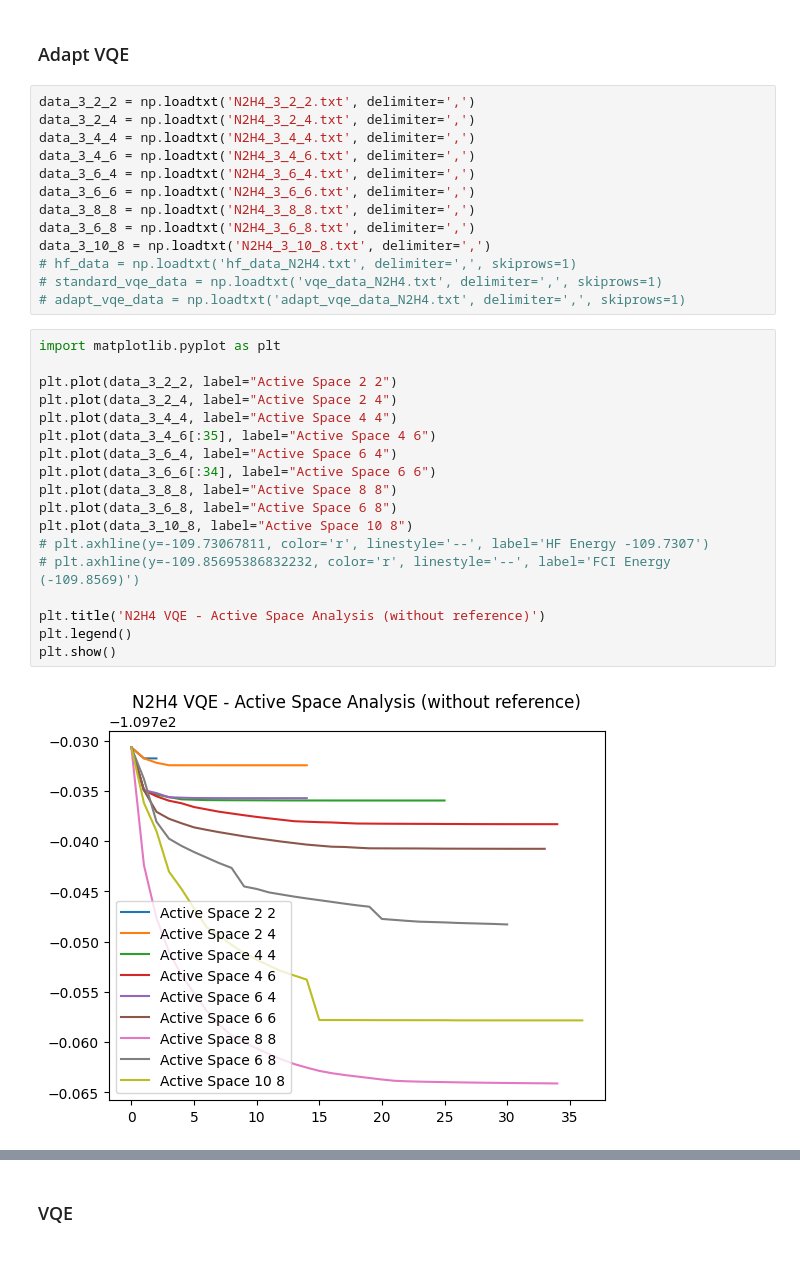
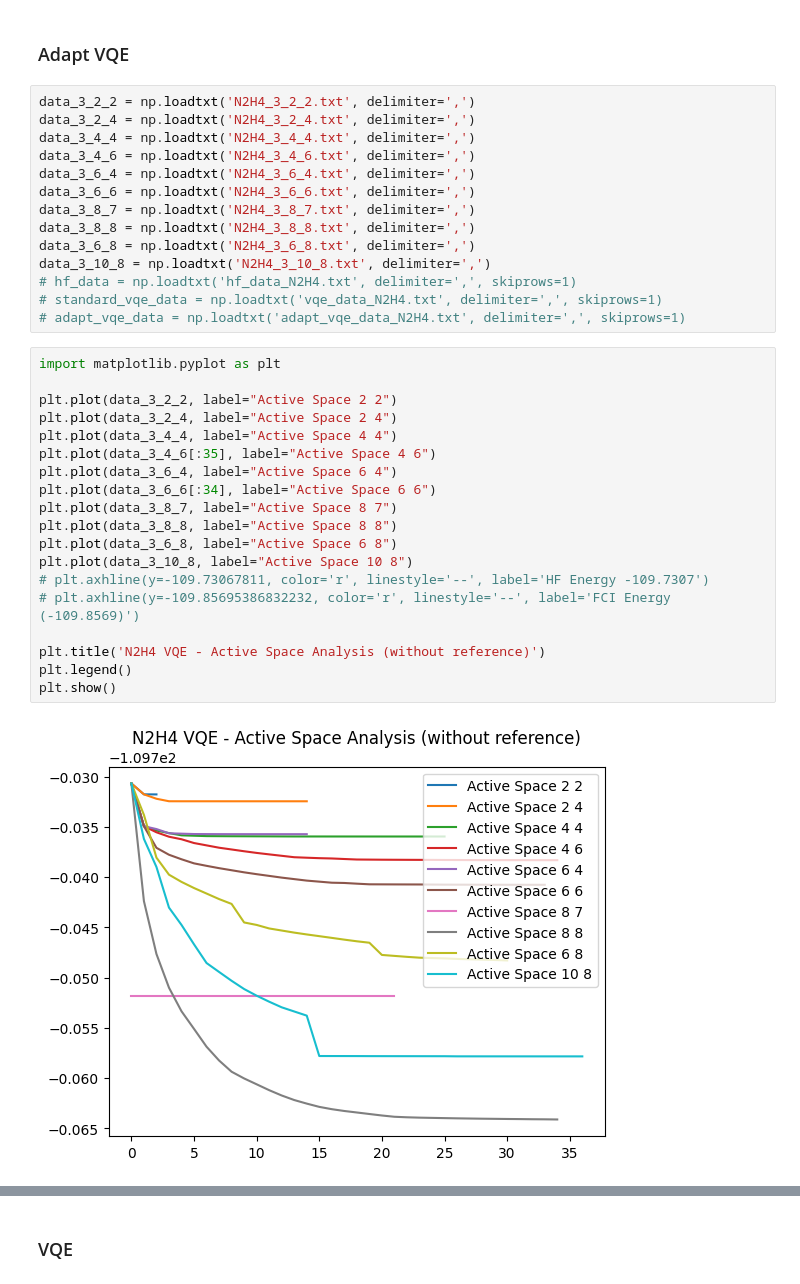
Before and after one commit to azhar-ikhtiarudin/variational-quantum-eigensolver, a Jupyter notebook: PennyLane/N2H4/active_space/data/visualizer.ipynb, the cells around one changed output, grey strips where cells are left out. Cells and saved outputs as stored; diff of their text form.

Commit message:
update active space

```diff
--- a/PennyLane/N2H4/active_space/data/visualizer.ipynb
+++ b/PennyLane/N2H4/active_space/data/visualizer.ipynb
@@ -11,6 +11,7 @@ data_3_4_4 = np.loadtxt('N2H4_3_4_4.txt', delimiter=',')
 data_3_4_6 = np.loadtxt('N2H4_3_4_6.txt', delimiter=',')
 data_3_6_4 = np.loadtxt('N2H4_3_6_4.txt', delimiter=',')
 data_3_6_6 = np.loadtxt('N2H4_3_6_6.txt', delimiter=',')
+data_3_8_7 = np.loadtxt('N2H4_3_8_7.txt', delimiter=',')
 data_3_8_8 = np.loadtxt('N2H4_3_8_8.txt', delimiter=',')
 data_3_6_8 = np.loadtxt('N2H4_3_6_8.txt', delimiter=',')
 data_3_10_8 = np.loadtxt('N2H4_3_10_8.txt', delimiter=',')
@@ -20,20 +21,21 @@ data_3_10_8 = np.loadtxt('N2H4_3_10_8.txt', delimiter=',')
 # %%
 import matplotlib.pyplot as plt
 
 plt.plot(data_3_2_2, label="Active Space 2 2")
 plt.plot(data_3_2_4, label="Active Space 2 4")
 plt.plot(data_3_4_4, label="Active Space 4 4")
 plt.plot(data_3_4_6[:35], label="Active Space 4 6")
 plt.plot(data_3_6_4, label="Active Space 6 4")
 plt.plot(data_3_6_6[:34], label="Active Space 6 6")
+plt.plot(data_3_8_7, label="Active Space 8 7")
 plt.plot(data_3_8_8, label="Active Space 8 8")
 plt.plot(data_3_6_8, label="Active Space 6 8")
 plt.plot(data_3_10_8, label="Active Space 10 8")
 # plt.axhline(y=-109.73067811, color='r', linestyle='--', label='HF Energy -109.7307')
 # plt.axhline(y=-109.85695386832232, color='r', linestyle='--', label='FCI Energy (-109.8569)')
 
 plt.title('N2H4 VQE - Active Space Analysis (without reference)')
 plt.legend()
 plt.show()
 # %% [output]
-[figure, old version]
+[figure, new version]
```
Also changed, not shown: parts of 1 cell of this notebook, 1 other file.
